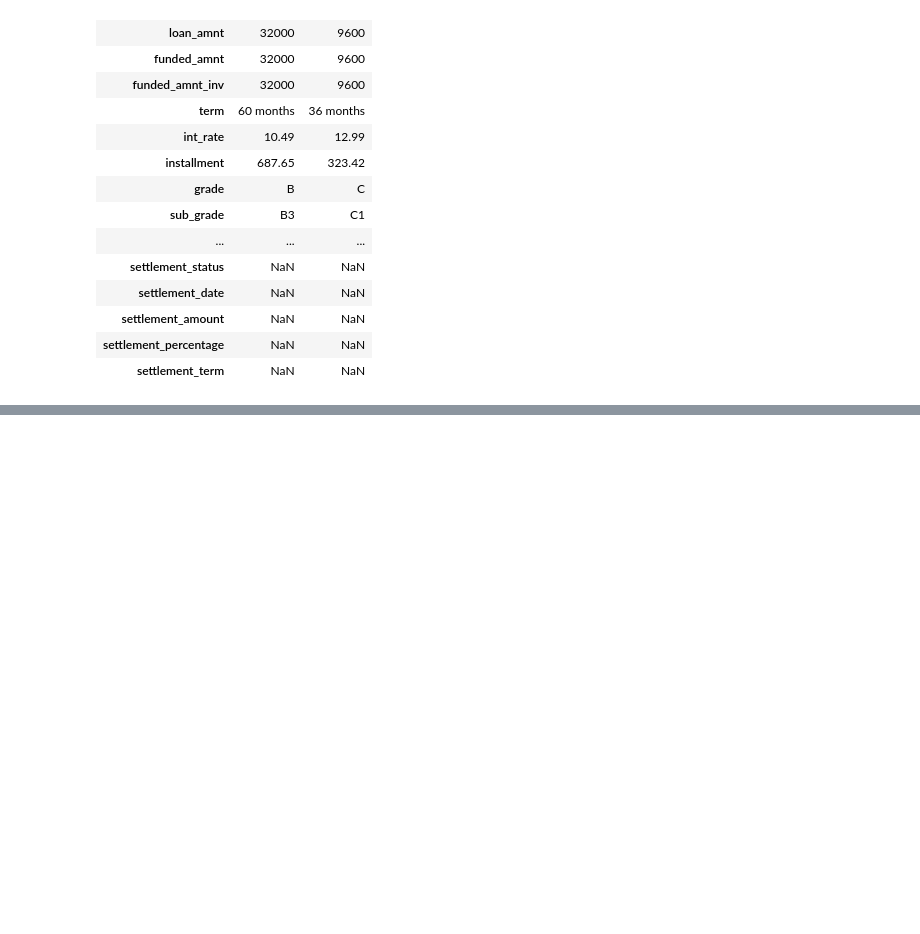
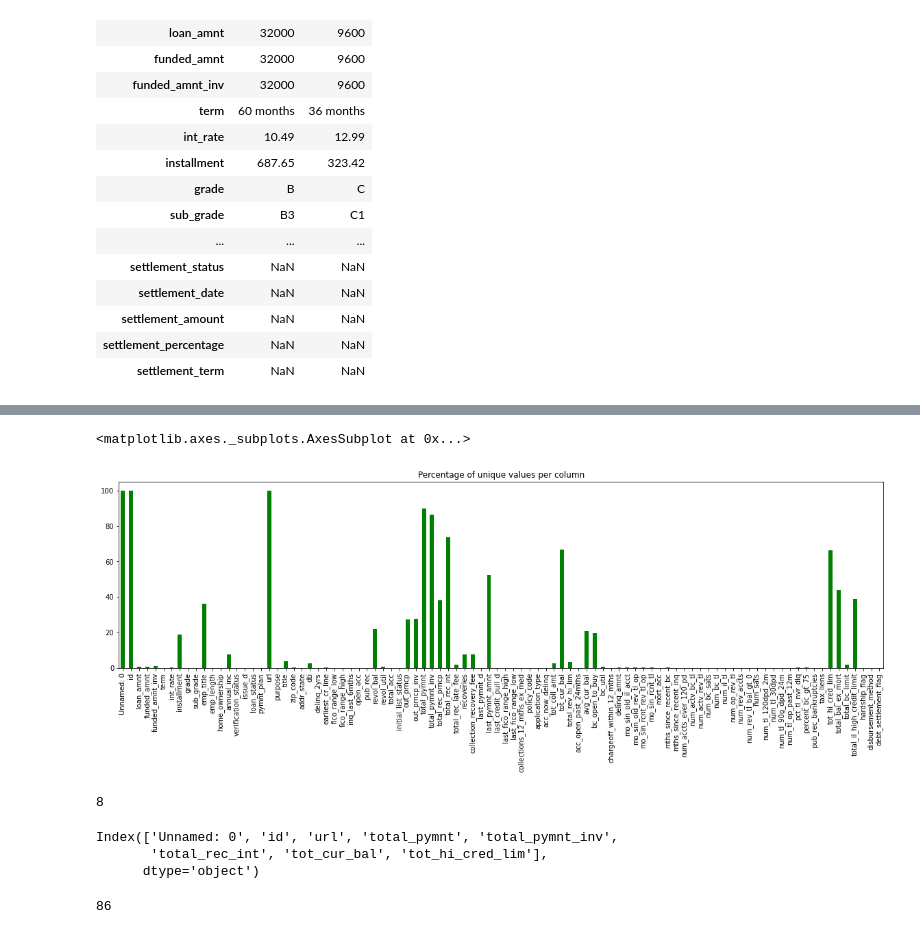
Before and after one commit to CarolinaMejiaMujica/Lending-Club-loan-data, a Jupyter notebook: data_analysis.ipynb, the cells around one changed output, grey strips where cells are left out. Saved outputs shown, nothing was run; the diff lists cells and outputs as text; code cells hidden in the pictures; blank space fills up the shorter version.

```diff
--- a/data_analysis.ipynb
+++ b/data_analysis.ipynb
@@ -137,0 +272,6 @@ data_acc_200k.to_csv("data_acc_200k.csv")
+# %%
+plt.figure(figsize=(20,5))
+((data2.nunique() / len(data2)*100)).plot.bar(title='Percentage of unique values per column', color='green')
+# %% [output]
+<matplotlib.axes._subplots.AxesSubplot at 0x...>
+[figure, added]
@@ -137,0 +289,10 @@ data_acc_200k.to_csv("data_acc_200k.csv")
+# %%
+len(columns_to_filter)
+# %% [output]
+8
+# %%
+columns_to_filter
+# %% [output]
+Index(['Unnamed: 0', 'id', 'url', 'total_pymnt', 'total_pymnt_inv',
+       'total_rec_int', 'tot_cur_bal', 'tot_hi_cred_lim'],
+      dtype='object')
@@ -137,0 +302,4 @@ data_acc_200k.to_csv("data_acc_200k.csv")
+# %%
+len(data2.columns)
+# %% [output]
+86
```
Also changed, not shown: parts of 35 cells of this notebook, 1 other file.
